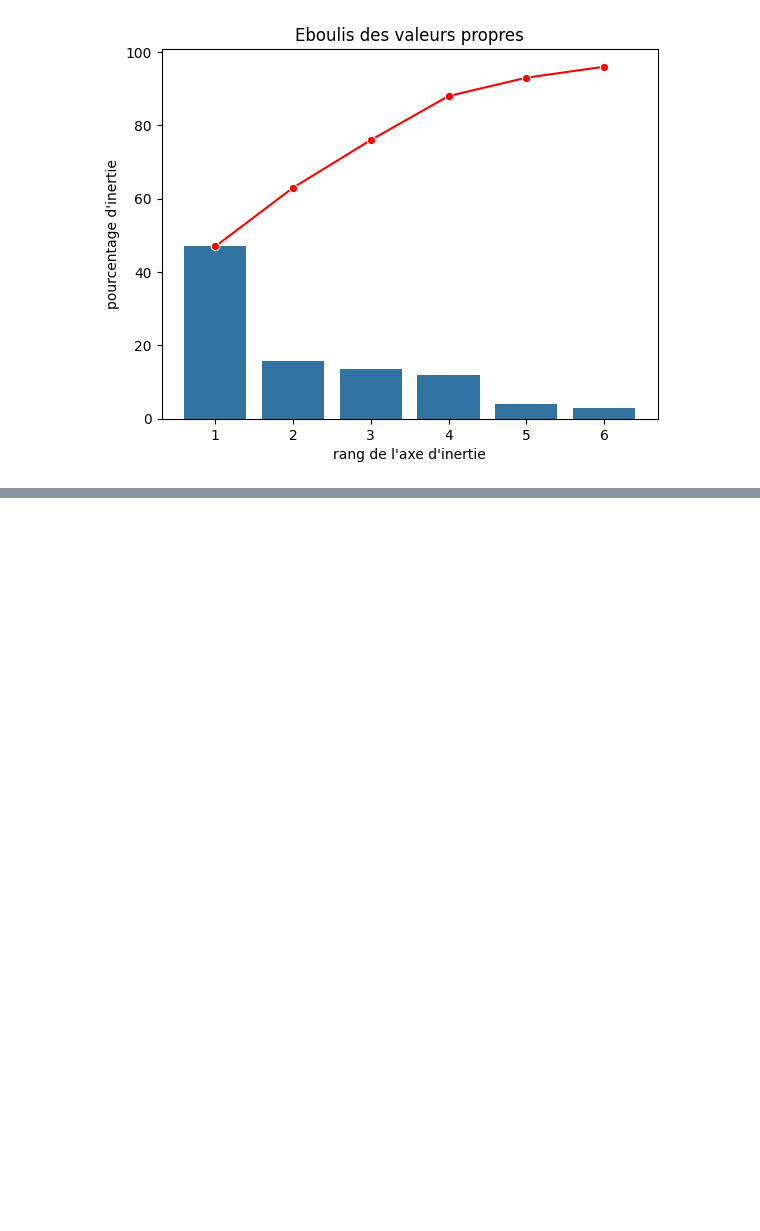
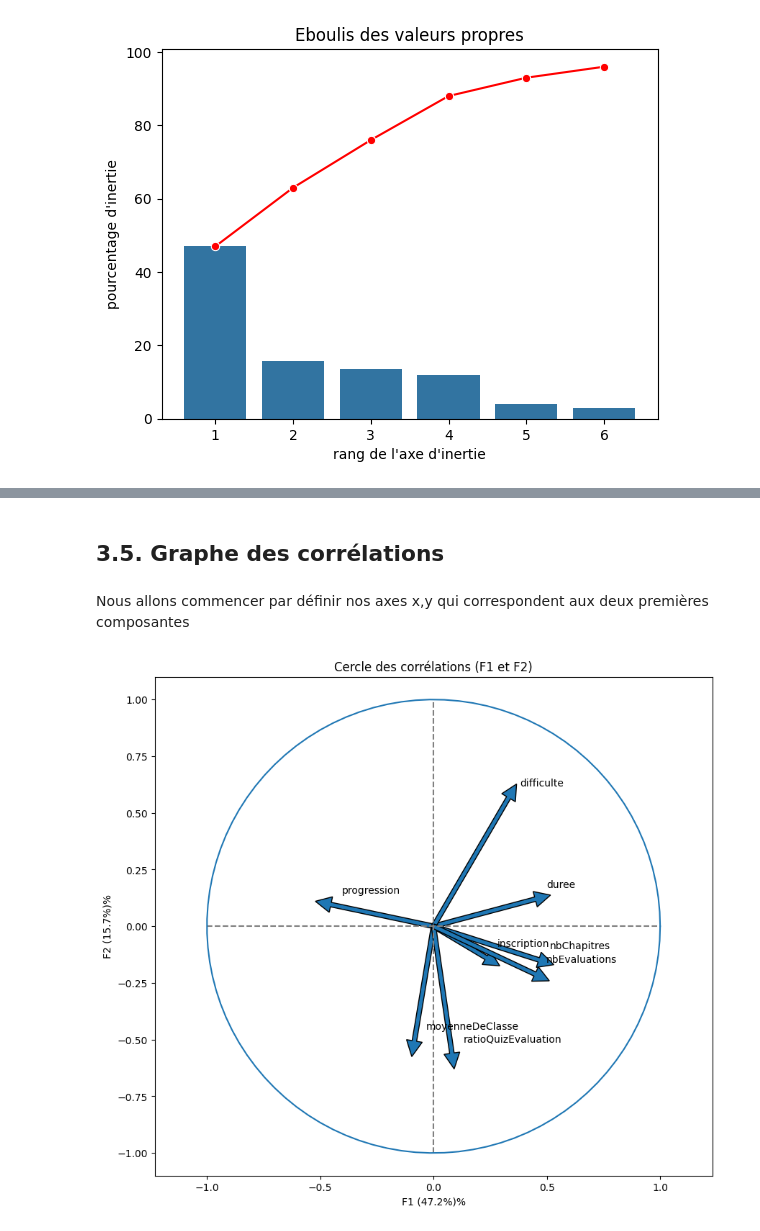
Before and after one commit to Harlequelrah/openclassroom_data_analysis, a Jupyter notebook: project/tp.ipynb, the cells around one changed output, grey strips where cells are left out. Cells and saved outputs as stored; diff of their text form; code cells hidden in the pictures; blank space fills up the shorter version.

```diff
--- a/project/tp.ipynb
+++ b/project/tp.ipynb
@@ -260,0 +333,68 @@ plt.show()
+# %% [markdown]
+## 3.5. Graphe des corrélations
+# %% [markdown]
+Nous allons commencer par définir nos axes x,y qui correspondent aux deux premières composantes
+# %%
+# Les axes de PC1 et PC2
+x, y = 0, 1
+
+# graphique
+
+# initialisation du graphique et des axes
+fig, ax = plt.subplots(figsize=(10, 9))
+
+
+# iteration sur chaque feature
+for i in range(0, pcs.shape[1]):
+    # dessin de la flêche de la ième feature
+    # x,y = (0,0) pour commencer la flêche à l'origine du repère
+    # pcs[x,i] correspond à la valeur de PC1 pour la ième feature
+    # pcs[y,i] correspond à la valeur de PC2 pour la ième feature
+    ax.arrow(
+        x=0,
+        y=0,
+        dx=pcs.iloc[x, i],
+        dy=pcs.iloc[y, i],
+        head_width=0.07,
+        head_length=0.07,
+        width=0.02,
+    )
+
+    # texte mentionnant le nom de la feature
+    # x,y les coordonnées du texte
+    # s le texte (nom de la feature)
+    plt.text(x=pcs.iloc[x, i]+0.05, y=pcs.iloc[y, i]+0.05, s=pcs.columns[i])
+
+# axe horizontale
+plt.plot([-1, 1], [0, 0], color="grey", ls="--")
+# axe verticale
+plt.plot([0, 0], [-1, 1], color="grey", ls="--")
+
+
+# Nom des axes avec leurs pourcentages de variance expliquée
+plt.xlabel(f"F{x+1} ({exp_var_ratio[x]:.1%})%")
+plt.ylabel(f"F{y+1} ({exp_var_ratio[y]:.1%})%")
+
+# Le titre du texte
+plt.title(f"Cercle des corrélations (F{x+1} et F{y+1})")
+
+# Le cercle
+# definissons les angles partant de 0 à 2pi avec 100 points
+theta = np.linspace(start=0, stop=2 * np.pi, num=100)
+# Rayon
+r = 1
+
+# Calculs des coordonnées
+xaxis = r * np.cos(theta)
+yaxis = r * np.sin(theta)
+
+# traçage du cercle
+plt.plot(xaxis, yaxis)
+
+# pour garder la forme ronde
+plt.axis("equal")
+
+# affichage
+plt.show()
+# %% [output]
+[figure, added]
```
Also changed, not shown: parts of 20 cells of this notebook, 3 other files.
